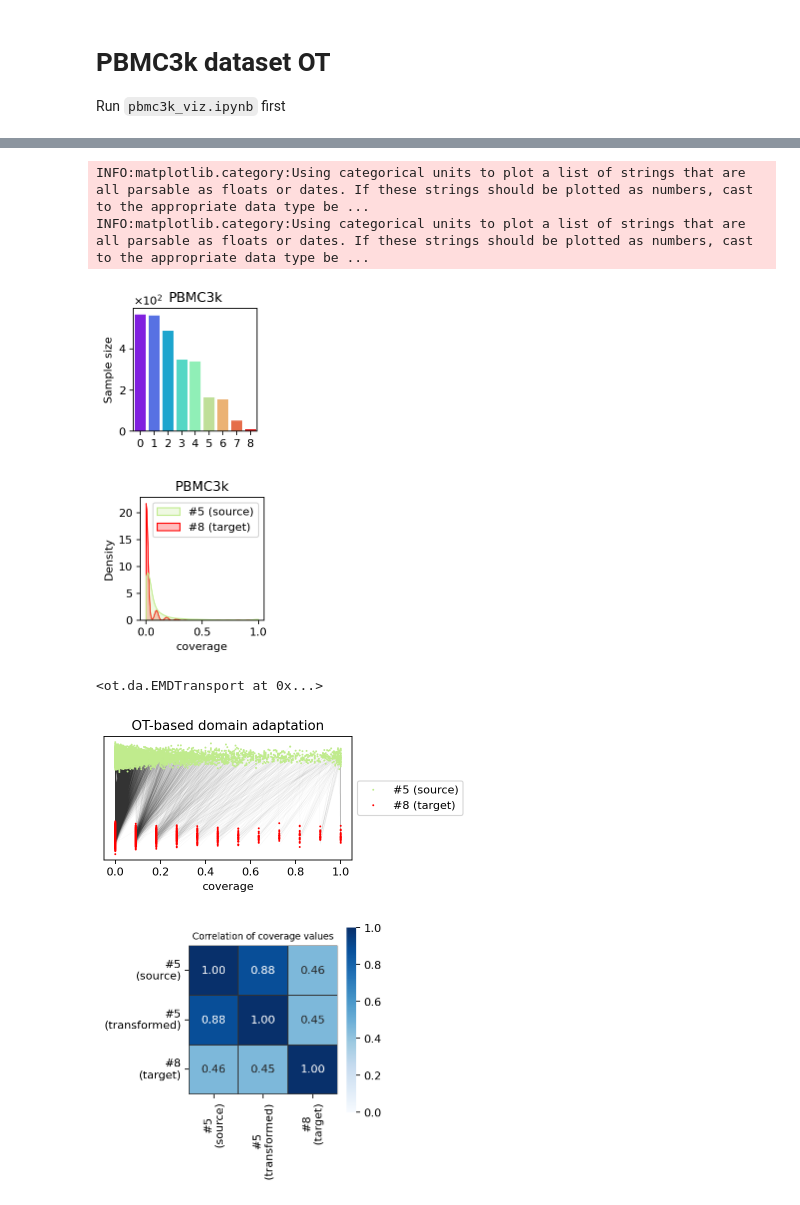
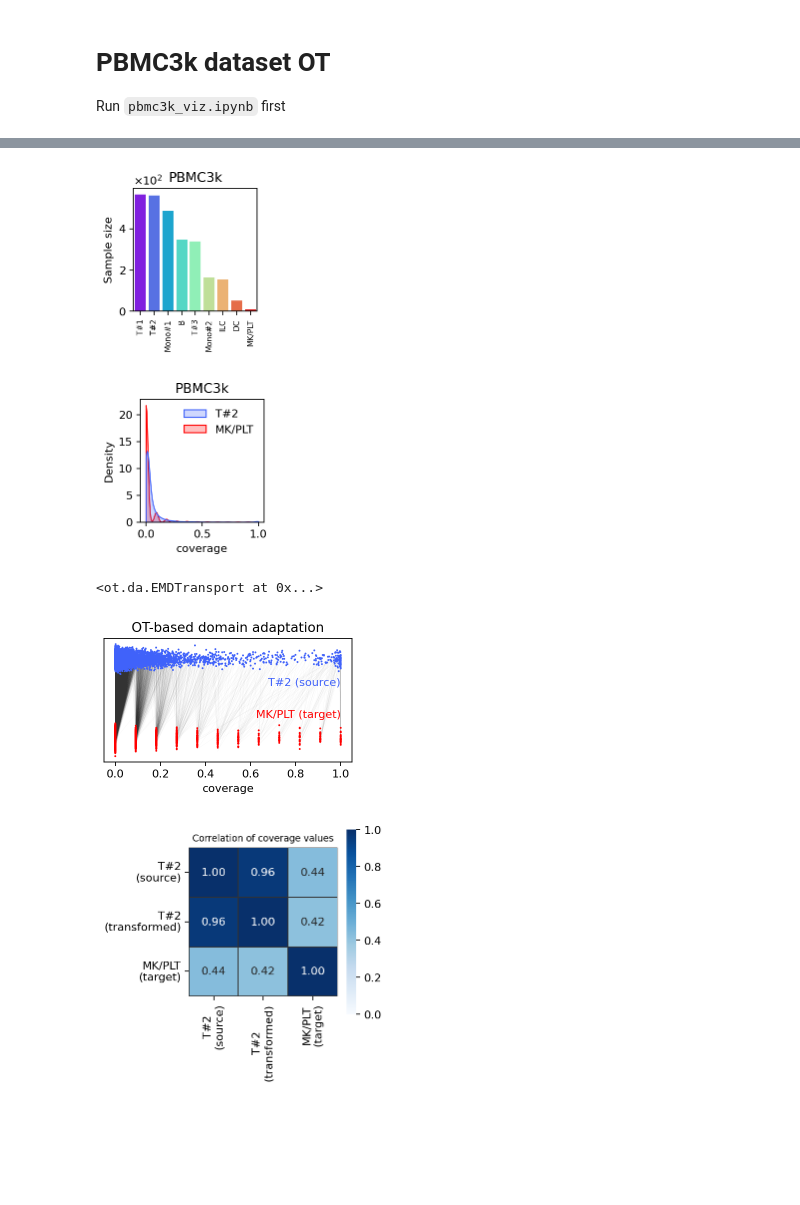
Before and after one commit to yo-aka-gene/grnet, a Jupyter notebook: docs/notebooks/ot.ipynb, the cells around one changed output, grey strips where cells are left out. Cells and saved outputs as stored; diff of their text form; code cells hidden in the pictures; blank space fills up the shorter version.

Commit message:
:recycle: update figures

```diff
--- a/docs/notebooks/ot.ipynb
+++ b/docs/notebooks/ot.ipynb
@@ -31,6 +31,8 @@ class Config(NamedTuple):
 
 conf = Config()
 os.makedirs(conf.export, exist_ok=True)
+# %%
+annotation = list(conf.data.uns["annotation"].values())
 # %%
 cov = pd.concat([
     binarize(conf.data[conf.data.obs["annotation"] == celltype, :]).var.assign(
@@ -61,55 +63,59 @@ fig.savefig(f"{conf.export}/coverage.pdf", **kwarg_savefig)
 # %%
 fig, ax = plt.subplots(figsize=(2, 2))
 
 sns.barplot(
     data=pd.DataFrame({
         "sample_size": [
             conf.data[
-                conf.data.obs["leiden"] == cluster_id, :
-            ].shape[0] for cluster_id in conf.data.uns["rank_genes_groups"]["names"].dtype.names
+                conf.data.obs["annotation"] == cluster_id, :
+            ].shape[0] for cluster_id in annotation
         ],
-        "cluster_id": conf.data.uns["rank_genes_groups"]["names"].dtype.names
+        "cluster_id": annotation
     }),
     x="cluster_id", y="sample_size", hue="cluster_id", ax=ax,
     palette=conf.data.uns["leiden_colors"]
 )
 
 ax.ticklabel_format(
     axis="y", style="sci", scilimits=(2, 4), useMathText=True
 )
 
 ax.set(xlabel="", ylabel="Sample size", title=conf.dsname)
 
-fig.savefig(f"{conf.export}/sample_size.png", **kwarg_savefig)
+ax.set_xticks(list(conf.data.uns["annotation"].values()))
+ax.set_xticklabels(
+    list(conf.data.uns["annotation"].values()),
+    size="x-small", rotation=90
+)
+
+fig.savefig(f"{conf.export}/sample_size.pdf", **kwarg_savefig)
 # %% [output]
-INFO:matplotlib.category:Using categorical units to plot a list of strings that are all parsable as floats or dates. If these strings should be plotted as numbers, cast to the appropriate data type be ...
-INFO:matplotlib.category:Using categorical units to plot a list of strings that are all parsable as floats or dates. If these strings should be plotted as numbers, cast to the appropriate data type be ...
-[figure, old version]
+[figure, new version]
 # %%
 fig, ax = plt.subplots(figsize=(2, 2))
 
 sns.kdeplot(
     binarize(
-        conf.data[conf.data.obs["leiden"] == str(5), :]
+        conf.data[conf.data.obs["annotation"] == annotation[1], :]
     ).var.coverage,
     cut=0, bw_method="silverman",
-    color=conf.data.uns["leiden_colors"][5],
-    fill=True, label="#5 (source)", zorder=2
+    color=conf.data.uns["leiden_colors"][1],
+    fill=True, label=annotation[1], zorder=2
 )
 sns.kdeplot(
     binarize(
-        conf.data[conf.data.obs["leiden"] == str(8), :]
+        conf.data[conf.data.obs["annotation"] == annotation[8], :]
     ).var.coverage,
     cut=0, bw_method="silverman",
     color=conf.data.uns["leiden_colors"][8],
-    fill=True, label="#8 (target)"
+    fill=True, label=annotation[8]
 )
 
 ax.set(title=conf.dsname)
 
-ax.legend()
+ax.legend(frameon=False)
 
-fig.savefig(f"{conf.export}/kde.png", **kwarg_savefig)
+fig.savefig(f"{conf.export}/kde.pdf", **kwarg_savefig)
 # %% [output]
-[figure, old version]
+[figure, new version]
 # %%
@@ -135,12 +141,16 @@ jitter = np.random.randn(source.size + target.size) / 20
 sns.scatterplot(
     data=pd.DataFrame({
         "coverage": np.concatenate([source, target]),
-        "cluster_id": ["#5 (source)"] * source.size + ["#8 (target)"] * target.size,
+        "cluster_id": [
+            annotation[1] + " (source)"
+        ] * source.size + [
+            annotation[8] + " (target)"
+        ] * target.size,
         "level": np.array([1] * source.size + [0] * target.size) + jitter,
     }),
     x="coverage", y="level", hue="cluster_id", s=3,
     palette = [
-        conf.data.uns["leiden_colors"][5],
+        conf.data.uns["leiden_colors"][1],
         conf.data.uns["leiden_colors"][8]
     ], linewidth=0
 
@@ -152,7 +162,19 @@ for xs, xtr, js, jtr in zip(source, transformed, jitter[:source.size], jitter[so
         [1 + js, 0 + jtr]
     ]), c=".2", linewidth=.01, alpha=1, zorder=-1)
 
-ax.legend(loc="center left", bbox_to_anchor=(1, .5))
+ax.text(
+    1, .7, annotation[1] + " (source)",
+    ha="right", va="center",
+    c=conf.data.uns["leiden_colors"][1]
+)
+
+ax.text(
+    1, .3, annotation[8] + " (target)",
+    ha="right", va="center",
+    c=conf.data.uns["leiden_colors"][8]
+)
+
+ax.legend().remove()
 
 ax.set(ylabel="")
 ax.set_title("OT-based domain adaptation")
@@ -160,17 +182,17 @@ ax.tick_params(
     axis='both', which='both',
     left=False, labelleft=False
 )
-fig.savefig(f"{conf.export}/ot.png", **kwarg_savefig)
+fig.savefig(f"{conf.export}/ot.pdf", **kwarg_savefig)
 # %% [output]
-[figure, old version]
+[figure, new version]
 # %%
 fig, ax = plt.subplots(figsize=(3, 3))
 
 sns.heatmap(
     data=pd.DataFrame({
-        "#5\n(source)": source,
-        "#5\n(transformed)": transformed,
-        "#8\n(target)": target
+        annotation[1] + "\n(source)": source,
+        annotation[1] + "\n(transformed)": transformed,
+        annotation[8] + "\n(target)": target
     }).corr(),
     square=True, vmin=0, vmax=1,
     annot=True, fmt=".2f",
@@ -183,6 +205,6 @@ ax.set_title(
     fontsize="small"
 )
 
-fig.savefig(f"{conf.export}/corr.png", **kwarg_savefig)
+fig.savefig(f"{conf.export}/corr.pdf", **kwarg_savefig)
 # %% [output]
-[figure, old version]
+[figure, new version]
```
Also changed, not shown: parts of 3 cells of this notebook, 4 other files.
